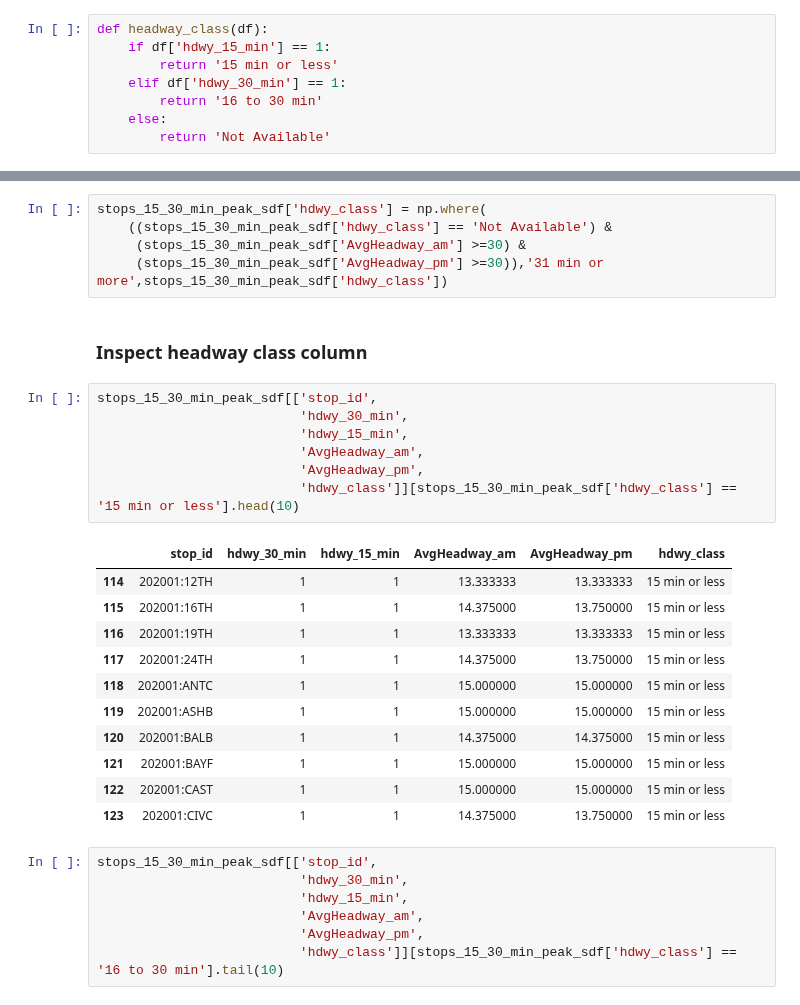
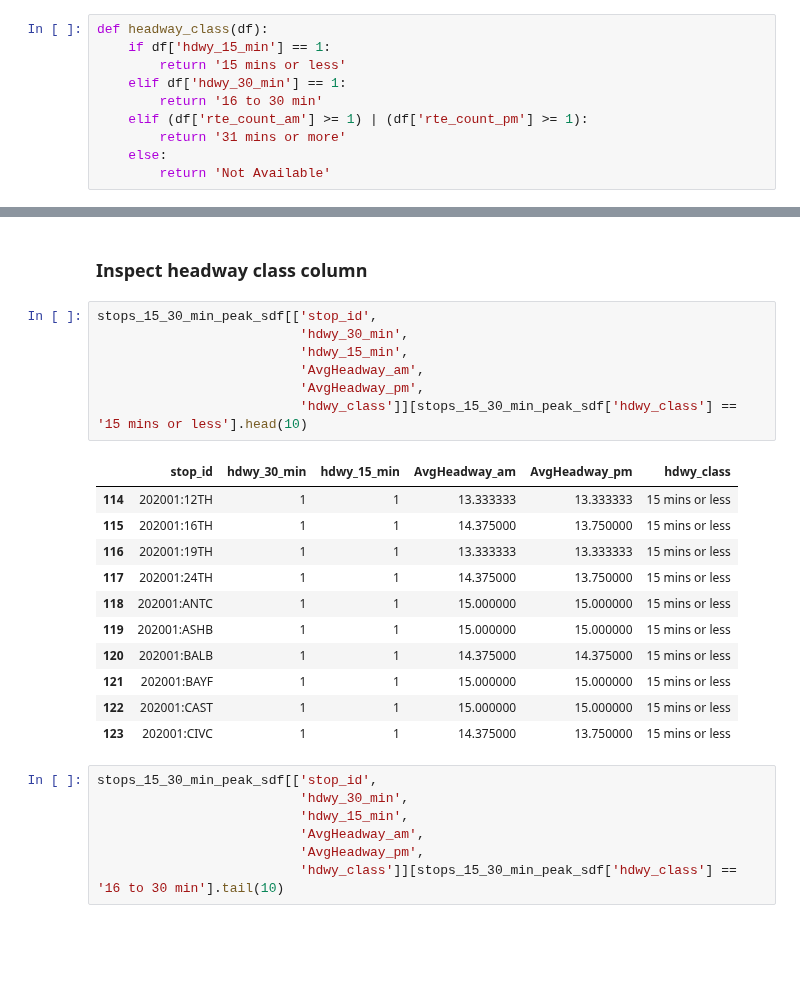
Before and after one commit to BayAreaMetro/Spatial-Analysis-Mapping-Projects, a Jupyter notebook: Project-Documentation/Plan-Bay-Area-2050-Transit-Data/gtfs_transit_stops_processing.ipynb, the cells around one changed output, grey strips where cells are left out. Drawn from its saved outputs; the diff is of its cells as text; blank space fills up the shorter version.

```diff
--- a/Project-Documentation/Plan-Bay-Area-2050-Transit-Data/gtfs_transit_stops_processing.ipynb
+++ b/Project-Documentation/Plan-Bay-Area-2050-Transit-Data/gtfs_transit_stops_processing.ipynb
@@ -232,39 +252,36 @@ stops_15_30_min_peak_sdf.tail(5)
 # %%
 def headway_class(df):
     if df['hdwy_15_min'] == 1:
-        return '15 min or less'
+        return '15 mins or less'
     elif df['hdwy_30_min'] == 1:
         return '16 to 30 min'
+    elif (df['rte_count_am'] >= 1) | (df['rte_count_pm'] >= 1):
+        return '31 mins or more'
     else:
         return 'Not Available'
 # %%
 stops_15_30_min_peak_sdf['hdwy_class'] = stops_15_30_min_peak_sdf.apply(headway_class,axis=1)
-# %%
-stops_15_30_min_peak_sdf['hdwy_class'] = np.where(
-    ((stops_15_30_min_peak_sdf['hdwy_class'] == 'Not Available') &
-     (stops_15_30_min_peak_sdf['AvgHeadway_am'] >=30) &
-     (stops_15_30_min_peak_sdf['AvgHeadway_pm'] >=30)),'31 min or more',stops_15_30_min_peak_sdf['hdwy_class'])
 # %% [markdown]
 ### Inspect headway class column
 # %%
 stops_15_30_min_peak_sdf[['stop_id',
                           'hdwy_30_min',
                           'hdwy_15_min',
                           'AvgHeadway_am',
                           'AvgHeadway_pm',
-                          'hdwy_class']][stops_15_30_min_peak_sdf['hdwy_class'] == '15 min or less'].head(10)
+                          'hdwy_class']][stops_15_30_min_peak_sdf['hdwy_class'] == '15 mins or less'].head(10)
 # %% [output]
 |  | stop_id | hdwy_30_min | hdwy_15_min | AvgHeadway_am | AvgHeadway_pm | hdwy_class |
-| 114 | 202001:12TH | 1 | 1 | 13.333333 | 13.333333 | 15 min or less |
-| 115 | 202001:16TH | 1 | 1 | 14.375000 | 13.750000 | 15 min or less |
-| 116 | 202001:19TH | 1 | 1 | 13.333333 | 13.333333 | 15 min or less |
-| 117 | 202001:24TH | 1 | 1 | 14.375000 | 13.750000 | 15 min or less |
-| 118 | 202001:ANTC | 1 | 1 | 15.000000 | 15.000000 | 15 min or less |
-| 119 | 202001:ASHB | 1 | 1 | 15.000000 | 15.000000 | 15 min or less |
-| 120 | 202001:BALB | 1 | 1 | 14.375000 | 14.375000 | 15 min or less |
-| 121 | 202001:BAYF | 1 | 1 | 15.000000 | 15.000000 | 15 min or less |
-| 122 | 202001:CAST | 1 | 1 | 15.000000 | 15.000000 | 15 min or less |
-| 123 | 202001:CIVC | 1 | 1 | 14.375000 | 13.750000 | 15 min or less |
+| 114 | 202001:12TH | 1 | 1 | 13.333333 | 13.333333 | 15 mins or less |
+| 115 | 202001:16TH | 1 | 1 | 14.375000 | 13.750000 | 15 mins or less |
+| 116 | 202001:19TH | 1 | 1 | 13.333333 | 13.333333 | 15 mins or less |
+| 117 | 202001:24TH | 1 | 1 | 14.375000 | 13.750000 | 15 mins or less |
+| 118 | 202001:ANTC | 1 | 1 | 15.000000 | 15.000000 | 15 mins or less |
+| 119 | 202001:ASHB | 1 | 1 | 15.000000 | 15.000000 | 15 mins or less |
+| 120 | 202001:BALB | 1 | 1 | 14.375000 | 14.375000 | 15 mins or less |
+| 121 | 202001:BAYF | 1 | 1 | 15.000000 | 15.000000 | 15 mins or less |
+| 122 | 202001:CAST | 1 | 1 | 15.000000 | 15.000000 | 15 mins or less |
+| 123 | 202001:CIVC | 1 | 1 | 14.375000 | 13.750000 | 15 mins or less |
 # %%
 stops_15_30_min_peak_sdf[['stop_id',
                           'hdwy_30_min',
```
Also changed, not shown: parts of 37 cells of this notebook.
